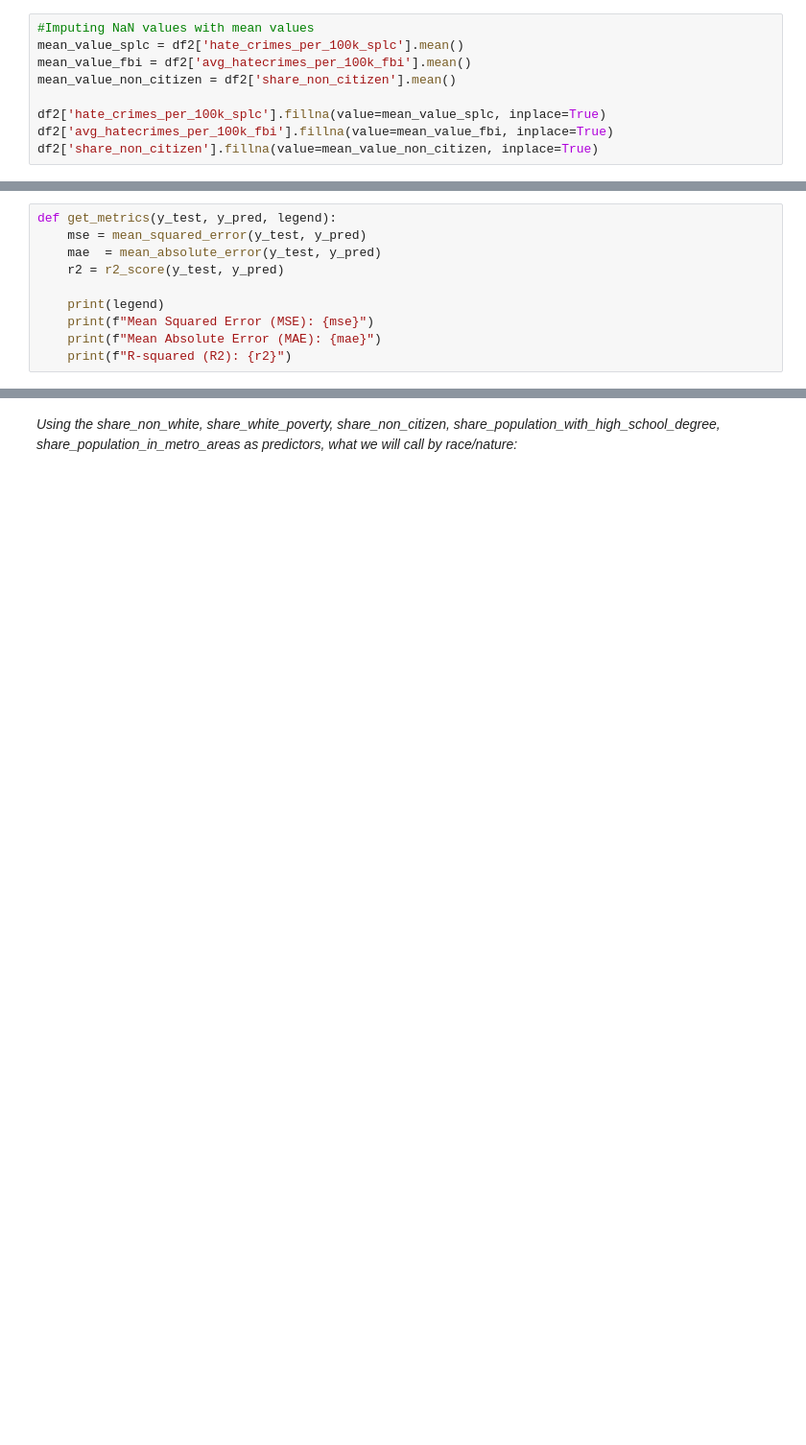
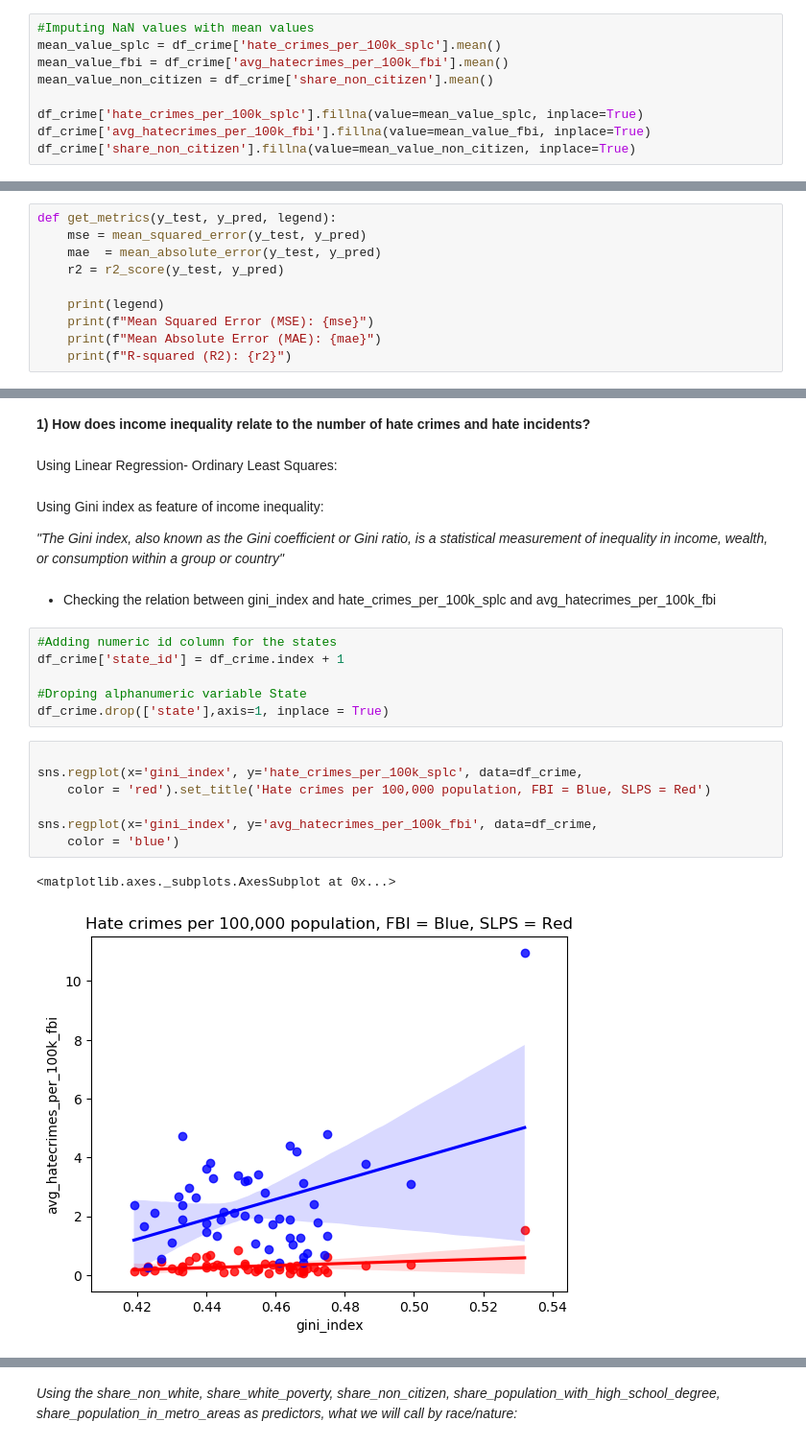
Before and after one commit to TheFrankdalorian/IMT_574, a Jupyter notebook: Week5/Homework/5.8_Midterm_Problem2.ipynb, the cells around one changed output, grey strips where cells are left out. Shown: that part at 96% size. Drawn from its saved outputs; the diff is of its cells as text; blank space fills up the shorter version.

```diff
--- a/Week5/Homework/5.8_Midterm_Problem2.ipynb
+++ b/Week5/Homework/5.8_Midterm_Problem2.ipynb
@@ -67,12 +49,12 @@ constant                                    False
 dtype: bool
 # %%
 #Imputing NaN values with mean values
-mean_value_splc = df2['hate_crimes_per_100k_splc'].mean()
-mean_value_fbi = df2['avg_hatecrimes_per_100k_fbi'].mean()
-mean_value_non_citizen = df2['share_non_citizen'].mean()
+mean_value_splc = df_crime['hate_crimes_per_100k_splc'].mean()
+mean_value_fbi = df_crime['avg_hatecrimes_per_100k_fbi'].mean()
+mean_value_non_citizen = df_crime['share_non_citizen'].mean()
 
-df2['hate_crimes_per_100k_splc'].fillna(value=mean_value_splc, inplace=True)
-df2['avg_hatecrimes_per_100k_fbi'].fillna(value=mean_value_fbi, inplace=True)
-df2['share_non_citizen'].fillna(value=mean_value_non_citizen, inplace=True)
+df_crime['hate_crimes_per_100k_splc'].fillna(value=mean_value_splc, inplace=True)
+df_crime['avg_hatecrimes_per_100k_fbi'].fillna(value=mean_value_fbi, inplace=True)
+df_crime['share_non_citizen'].fillna(value=mean_value_non_citizen, inplace=True)
 # %%
 # df2.info()
@@ -224,0 +75,26 @@ For hate crimes in 2016, according to the SPLC:
+# %% [markdown]
+**1) How does income inequality relate to the number of hate crimes and hate incidents?**
+# %% [markdown]
+Using Linear Regression- Ordinary Least Squares:
+# %% [markdown]
+Using Gini index as feature of income inequality:
+
+*"The Gini index, also known as the Gini coefficient or Gini ratio, is a statistical measurement of inequality in income, wealth, or consumption within a group or country"*
+# %% [markdown]
+- Checking the relation between gini_index and hate_crimes_per_100k_splc and avg_hatecrimes_per_100k_fbi
+# %%
+#Adding numeric id column for the states
+df_crime['state_id'] = df_crime.index + 1
+
+#Droping alphanumeric variable State
+df_crime.drop(['state'],axis=1, inplace = True)
+# %%
+
+sns.regplot(x='gini_index', y='hate_crimes_per_100k_splc', data=df_crime,
+    color = 'red').set_title('Hate crimes per 100,000 population, FBI = Blue, SLPS = Red')
+
+sns.regplot(x='gini_index', y='avg_hatecrimes_per_100k_fbi', data=df_crime,
+    color = 'blue')
+# %% [output]
+<matplotlib.axes._subplots.AxesSubplot at 0x...>
+[figure, added]
```
Also changed, not shown: parts of 68 cells of this notebook, 1 other file.
